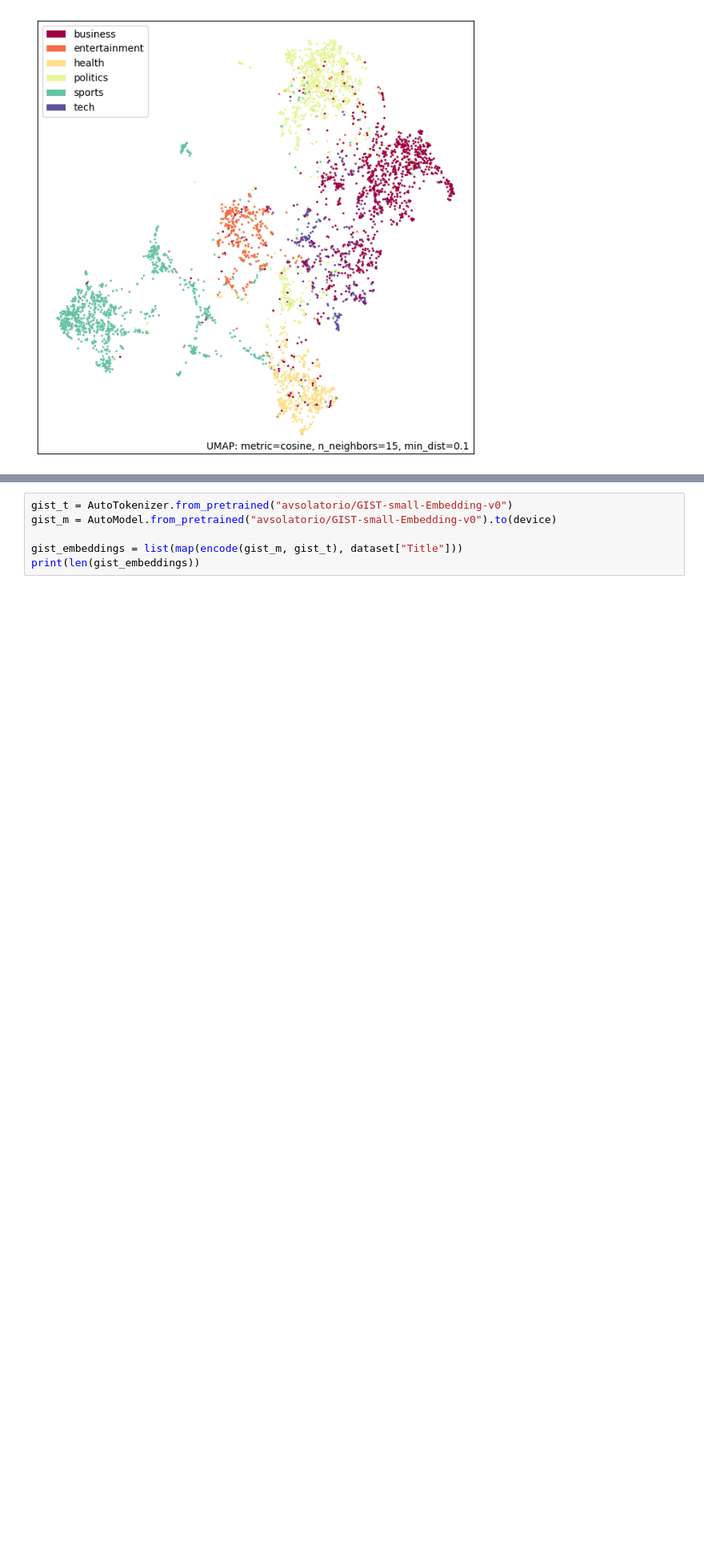
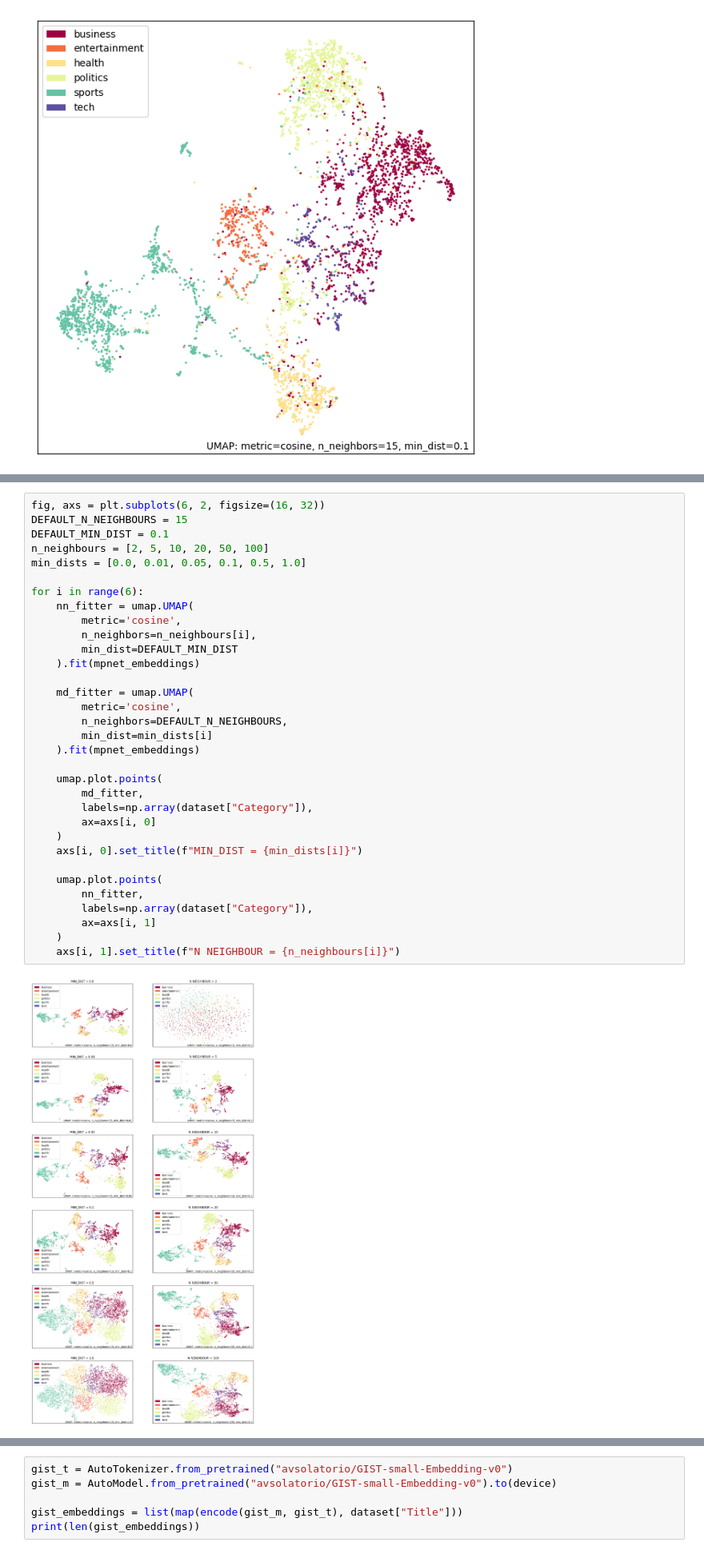
Before and after one commit to kj3moraes/reader, a Jupyter notebook: experiments/umap-visualizations.ipynb, the cells around one changed output, grey strips where cells are left out. Shown at 80% size. Cells and saved outputs as stored; diff of their text form; blank space fills up the shorter version.

```diff
--- a/experiments/umap-visualizations.ipynb
+++ b/experiments/umap-visualizations.ipynb
@@ -115,0 +119,35 @@ umap.plot.points(
+# %%
+fig, axs = plt.subplots(6, 2, figsize=(16, 32))
+DEFAULT_N_NEIGHBOURS = 15
+DEFAULT_MIN_DIST = 0.1
+n_neighbours = [2, 5, 10, 20, 50, 100]
+min_dists = [0.0, 0.01, 0.05, 0.1, 0.5, 1.0]
+
+for i in range(6):
+    nn_fitter = umap.UMAP(
+        metric='cosine',
+        n_neighbors=n_neighbours[i],
+        min_dist=DEFAULT_MIN_DIST
+    ).fit(mpnet_embeddings)
+
+    md_fitter = umap.UMAP(
+        metric='cosine',
+        n_neighbors=DEFAULT_N_NEIGHBOURS,
+        min_dist=min_dists[i]
+    ).fit(mpnet_embeddings)
+
+    umap.plot.points(
+        md_fitter,
+        labels=np.array(dataset["Category"]),
+        ax=axs[i, 0]
+    )
+    axs[i, 0].set_title(f"MIN_DIST = {min_dists[i]}")
+
+    umap.plot.points(
+        nn_fitter,
+        labels=np.array(dataset["Category"]),
+        ax=axs[i, 1]
+    )
+    axs[i, 1].set_title(f"N NEIGHBOUR = {n_neighbours[i]}")
+# %% [output]
+[figure, added]
```
Also changed, not shown: parts of 8 cells of this notebook, 1 other file.
